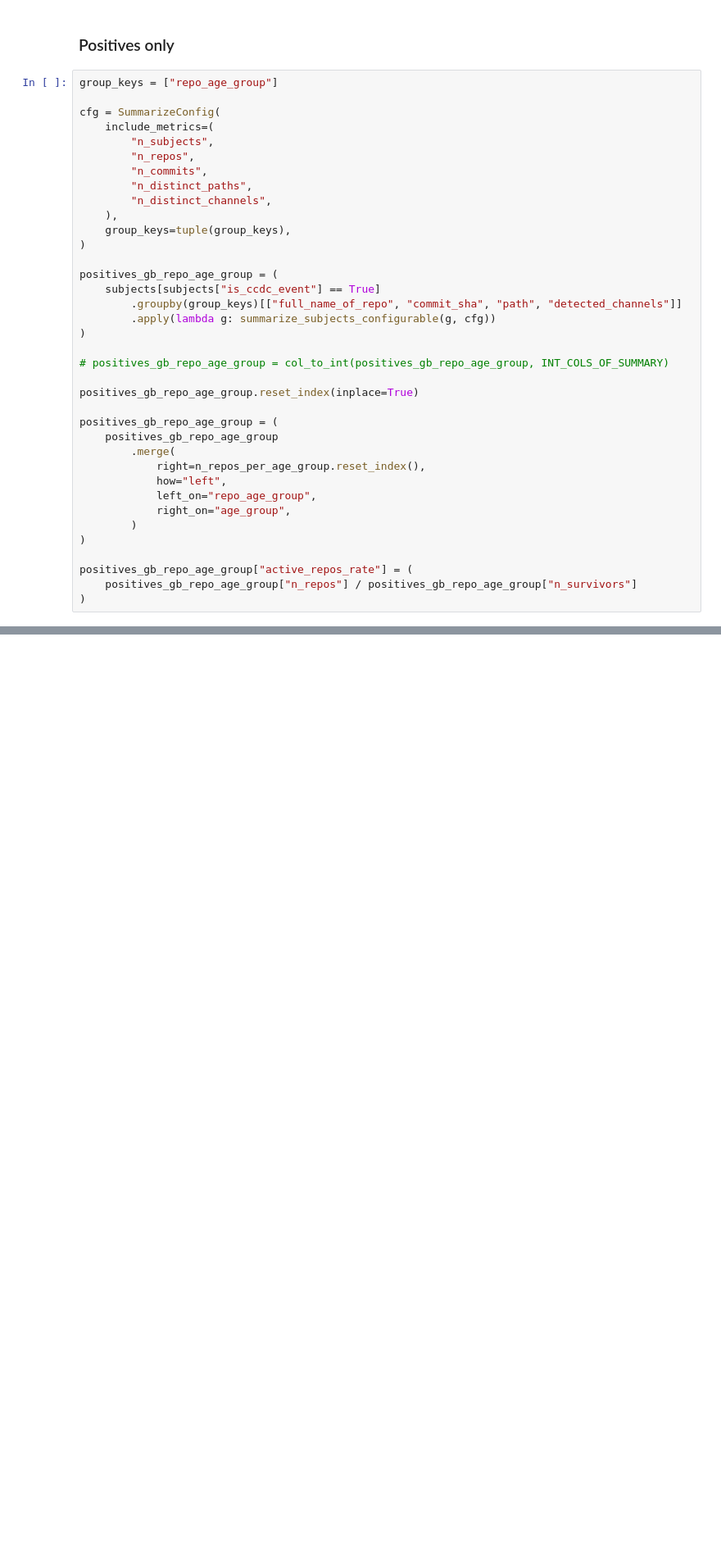
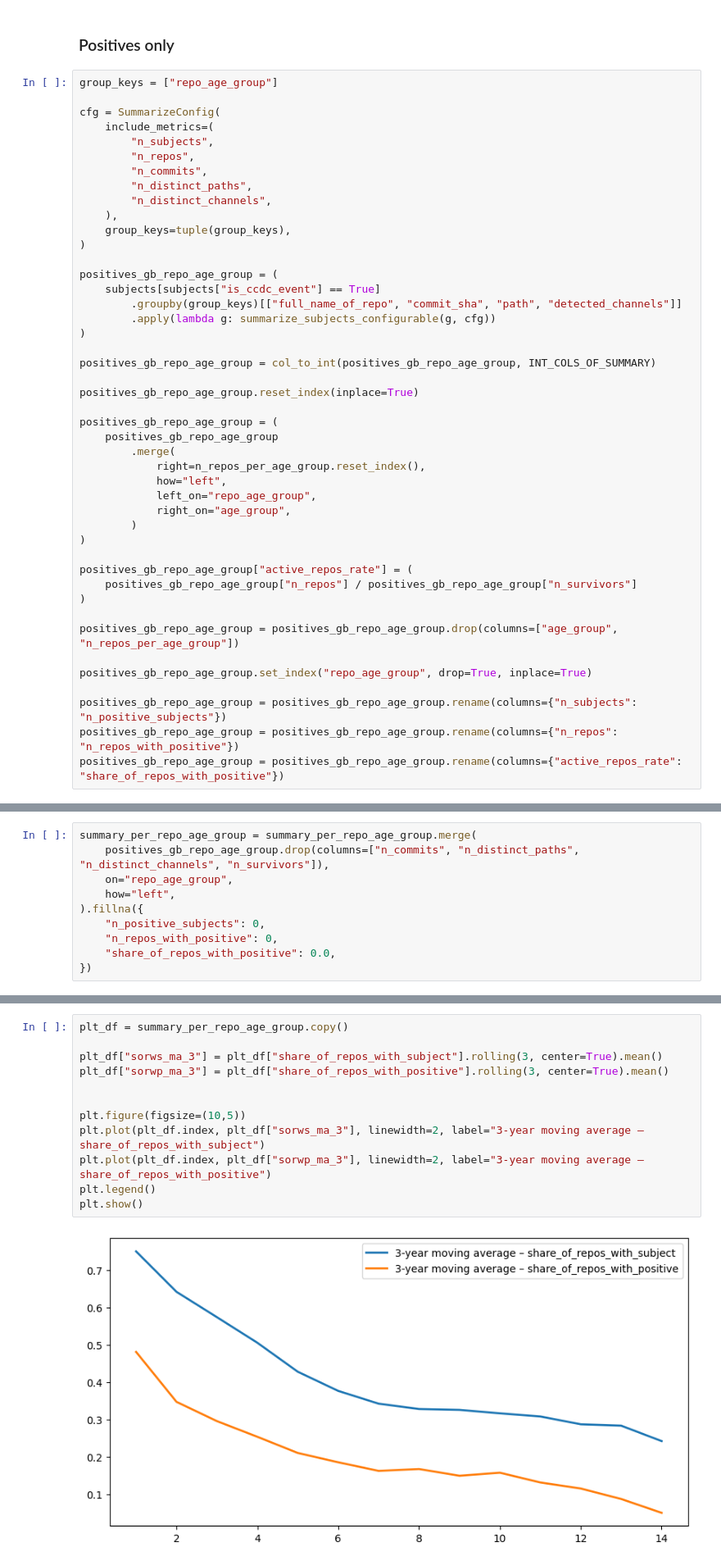
Before and after one commit to Leonard-Esser/autumn-2025-results, a Jupyter notebook: data_analysis.ipynb, the cells around one changed output, grey strips where cells are left out. Shown at 82% size. Saved outputs shown, nothing was run; the diff lists cells and outputs as text; blank space fills up the shorter version.

```diff
--- a/data_analysis.ipynb
+++ b/data_analysis.ipynb
@@ -1090,7 +1126,7 @@ positives_gb_repo_age_group = (
         .apply(lambda g: summarize_subjects_configurable(g, cfg))
 )
 
-# positives_gb_repo_age_group = col_to_int(positives_gb_repo_age_group, INT_COLS_OF_SUMMARY)
+positives_gb_repo_age_group = col_to_int(positives_gb_repo_age_group, INT_COLS_OF_SUMMARY)
 
 positives_gb_repo_age_group.reset_index(inplace=True)
 
@@ -1107,3 +1143,11 @@ positives_gb_repo_age_group = (
 positives_gb_repo_age_group["active_repos_rate"] = (
     positives_gb_repo_age_group["n_repos"] / positives_gb_repo_age_group["n_survivors"]
 )
+
+positives_gb_repo_age_group = positives_gb_repo_age_group.drop(columns=["age_group", "n_repos_per_age_group"])
+
+positives_gb_repo_age_group.set_index("repo_age_group", drop=True, inplace=True)
+
+positives_gb_repo_age_group = positives_gb_repo_age_group.rename(columns={"n_subjects": "n_positive_subjects"})
+positives_gb_repo_age_group = positives_gb_repo_age_group.rename(columns={"n_repos": "n_repos_with_positive"})
+positives_gb_repo_age_group = positives_gb_repo_age_group.rename(columns={"active_repos_rate": "share_of_repos_with_positive"})
@@ -1128,0 +1154,10 @@ positives_gb_repo_age_group
+# %%
+summary_per_repo_age_group = summary_per_repo_age_group.merge(
+    positives_gb_repo_age_group.drop(columns=["n_commits", "n_distinct_paths", "n_distinct_channels", "n_survivors"]),
+    on="repo_age_group",
+    how="left",
+).fillna({
+    "n_positive_subjects": 0,
+    "n_repos_with_positive": 0,
+    "share_of_repos_with_positive": 0.0,
+})
@@ -1129,3 +1185,17 @@ positives_gb_repo_age_group
+# %%
+plt_df = summary_per_repo_age_group.copy()
+
+plt_df["sorws_ma_3"] = plt_df["share_of_repos_with_subject"].rolling(3, center=True).mean()
+plt_df["sorwp_ma_3"] = plt_df["share_of_repos_with_positive"].rolling(3, center=True).mean()
+
+
+plt.figure(figsize=(10,5))
+plt.plot(plt_df.index, plt_df["sorws_ma_3"], linewidth=2, label="3-year moving average – share_of_repos_with_subject")
+plt.plot(plt_df.index, plt_df["sorwp_ma_3"], linewidth=2, label="3-year moving average – share_of_repos_with_positive")
+plt.legend()
+plt.show()
+# %% [output]
+[figure, added]
 # %% [markdown]
 ## Channel Evolution
 # %% [markdown]
```
Also changed, not shown: parts of 19 cells of this notebook.
